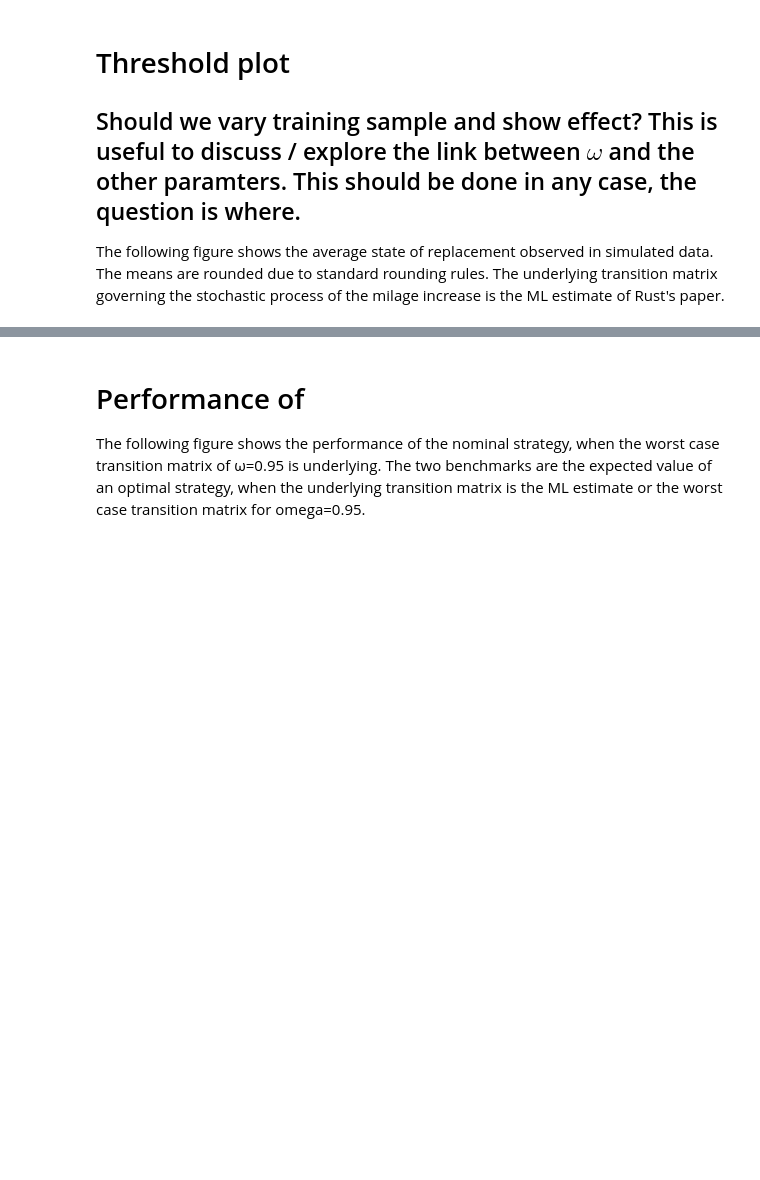
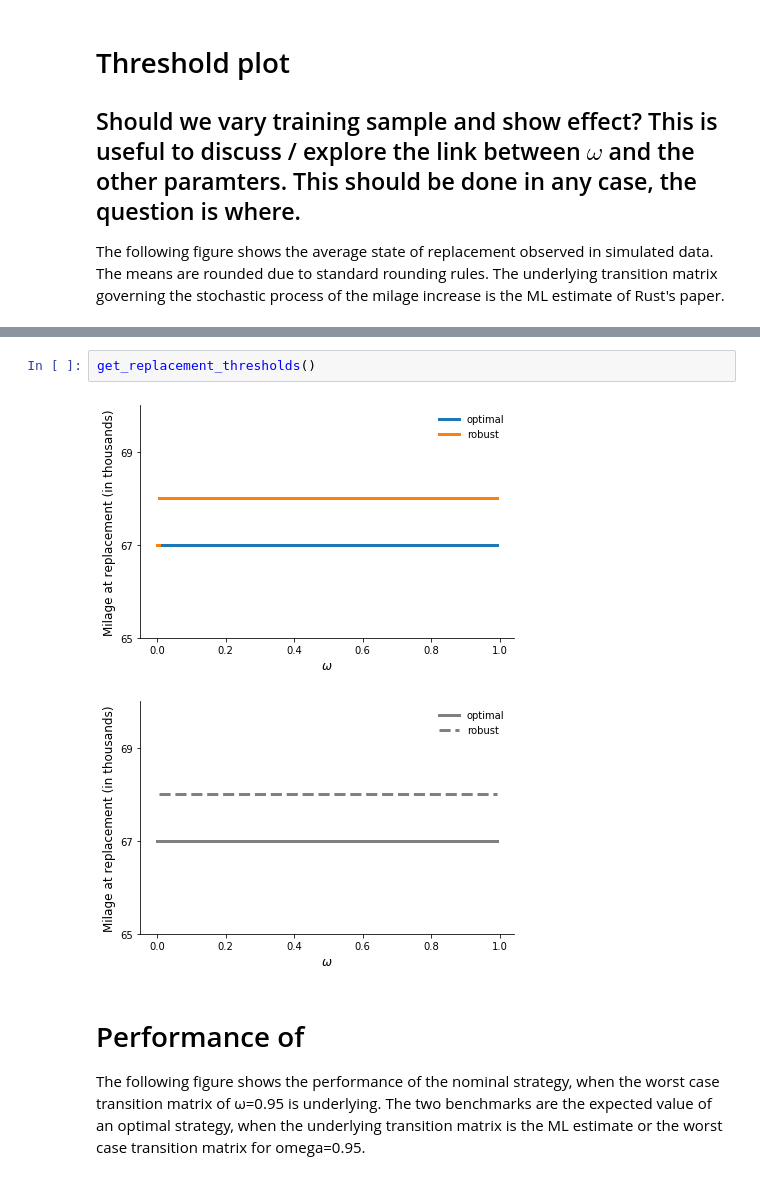
Before and after one commit to robustzurcher/analysis, a Jupyter notebook: notebooks/03_application.ipynb, the cells around one changed output, grey strips where cells are left out. Cells and saved outputs as stored; diff of their text form; blank space fills up the shorter version.

```diff
--- a/notebooks/03_application.ipynb
+++ b/notebooks/03_application.ipynb
@@ -101,3 +113,8 @@ The following figure shows the average state of replacement observed in simulate
+# %%
+get_replacement_thresholds()
+# %% [output]
+[figure, added]
+[figure, added]
 # %% [markdown]
 # Performance of
 
```
Also changed, not shown: parts of 14 cells of this notebook, 3 other files.
